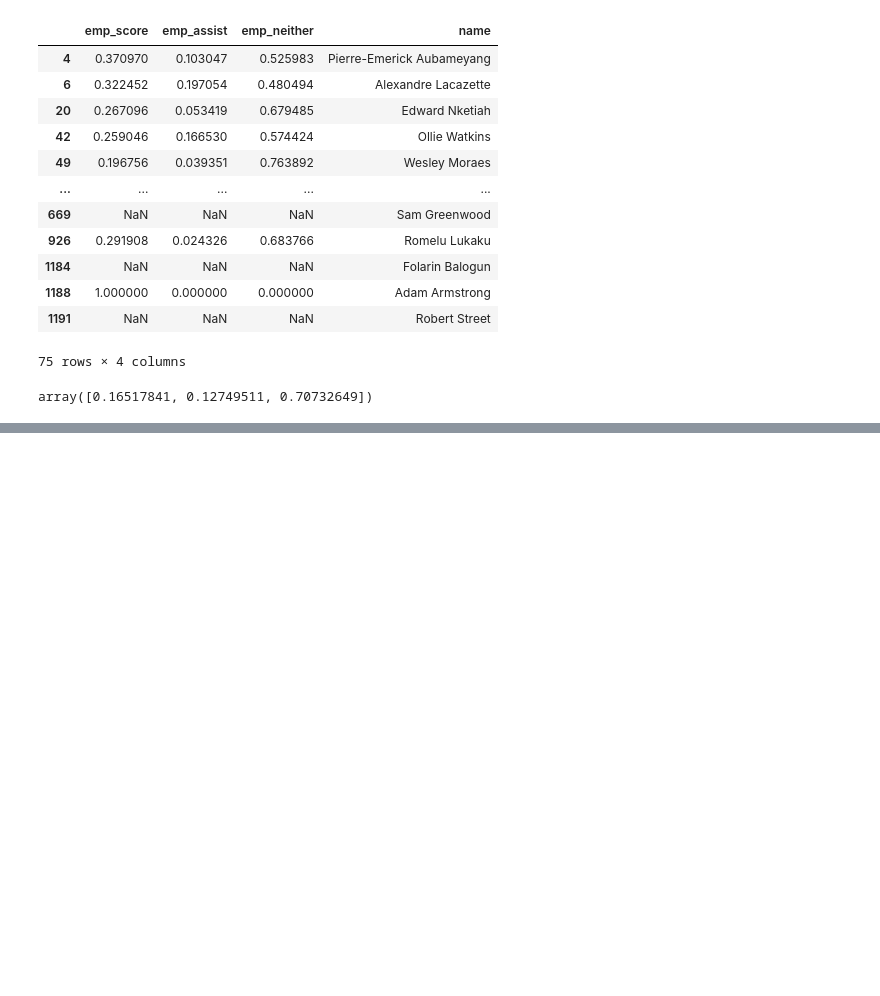
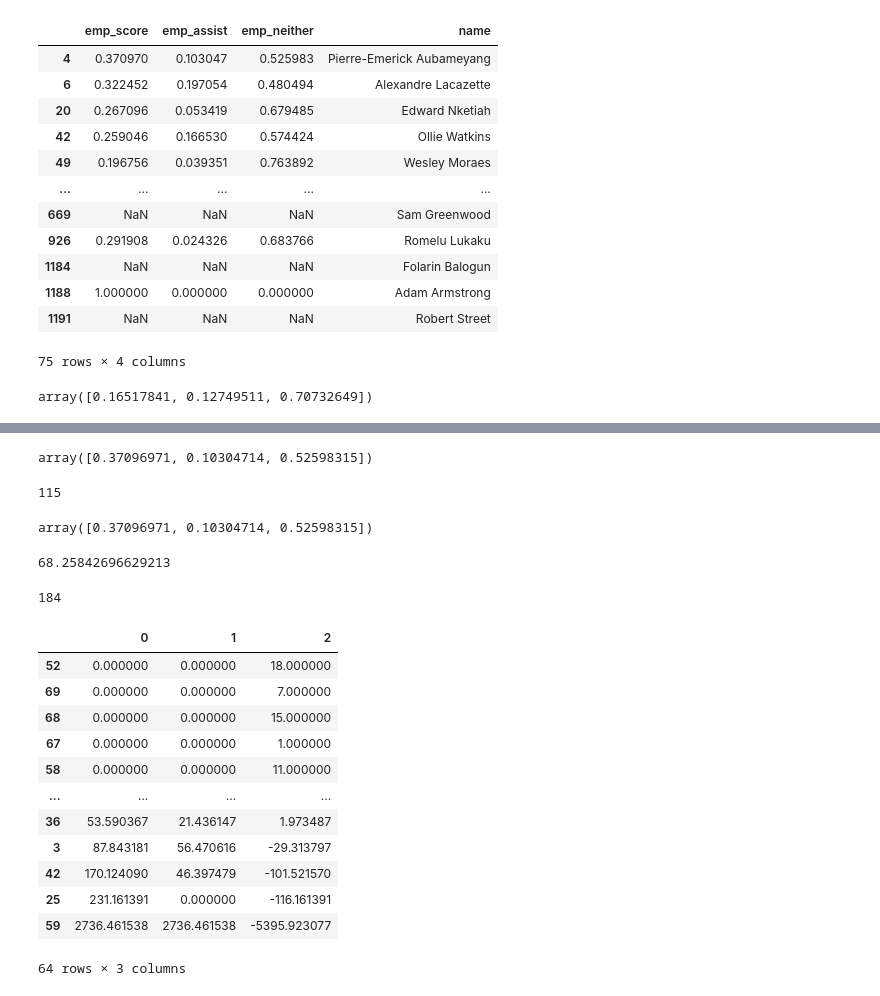
Before and after one commit to alan-turing-institute/AIrsenal, a Jupyter notebook: notebooks/numpyro_player_model.ipynb, the cells around one changed output, grey strips where cells are left out. Drawn from its saved outputs; the diff is of its cells as text; code cells hidden in the pictures; blank space fills up the shorter version.

Commit message:
wip notebook and thoughts on player model

```diff
--- a/notebooks/numpyro_player_model.ipynb
+++ b/notebooks/numpyro_player_model.ipynb
@@ -457,0 +603,32 @@ array([0.16517841, 0.12749511, 0.70732649])
+# %%
+# y
+# minutes
+match_id = df["match_id"].values.reshape(75, 115)
+
+team_goals = y.sum(axis=(1, 2))
+select_match = match_id != 0
+
+n_matches = select_match.sum(axis=1)
+total_minutes = 90 * n_matches
+player_involvements = y.sum(axis=1)
+player_minutes = minutes.sum(axis=1)
+
+a0 = (
+    n_matches
+    * (player_involvements[:, 0] / team_goals)
+    * (total_minutes / player_minutes)
+)
+a1 = (
+    n_matches
+    * (player_involvements[:, 1] / team_goals)
+    * (total_minutes / player_minutes)
+)
+a2 = (
+    n_matches
+    * (
+        (player_involvements[:, 2] / team_goals)
+        - (total_minutes - player_minutes) / total_minutes
+    )
+    * (total_minutes / player_minutes)
+)
+alpha = np.stack([a0, a1, a2], axis=1)
@@ -457,0 +704,41 @@ array([0.16517841, 0.12749511, 0.70732649])
+# %%
+x = np.array([54, 15, 76.56444444444443])
+x / x.sum()
+# %% [output]
+array([0.37096971, 0.10304714, 0.52598315])
+# %%
+n_matches[0]
+# %% [output]
+115
+# %%
+alpha[0, :] / alpha[0, :].sum()
+# %% [output]
+array([0.37096971, 0.10304714, 0.52598315])
+# %%
+
+n_matches[0] * (player_involvements[0, 0] / team_goals[0]) * (total_minutes[0] / player_minutes[0])
+
+
+player_involvements[0, 0] * (total_minutes[0] / player_minutes[0])
+# %% [output]
+68.25842696629213
+# %%
+team_goals[0]
+# %% [output]
+184
+# %%
+pd.DataFrame(alpha).dropna().sort_values(by=0)
+# %% [output]
+|  | 0 | 1 | 2 |
+| 52 | 0.000000 | 0.000000 | 18.000000 |
+| 69 | 0.000000 | 0.000000 | 7.000000 |
+| 68 | 0.000000 | 0.000000 | 15.000000 |
+| 67 | 0.000000 | 0.000000 | 1.000000 |
+| 58 | 0.000000 | 0.000000 | 11.000000 |
+| ... | ... | ... | ... |
+| 36 | 53.590367 | 21.436147 | 1.973487 |
+| 3 | 87.843181 | 56.470616 | -29.313797 |
+| 42 | 170.124090 | 46.397479 | -101.521570 |
+| 25 | 231.161391 | 0.000000 | -116.161391 |
+| 59 | 2736.461538 | 2736.461538 | -5395.923077 |
+64 rows × 3 columns
```
Also changed, not shown: parts of 28 cells of this notebook, 2 other files.
